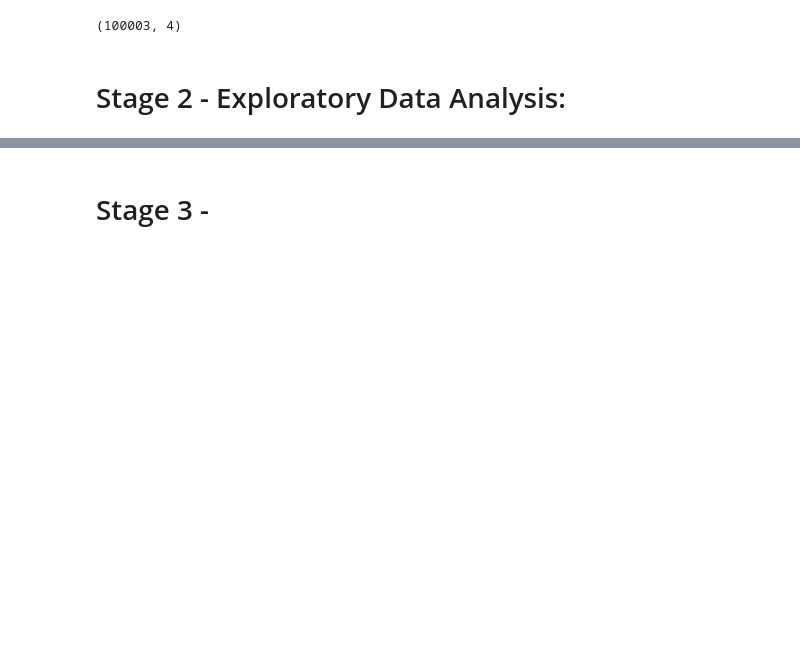
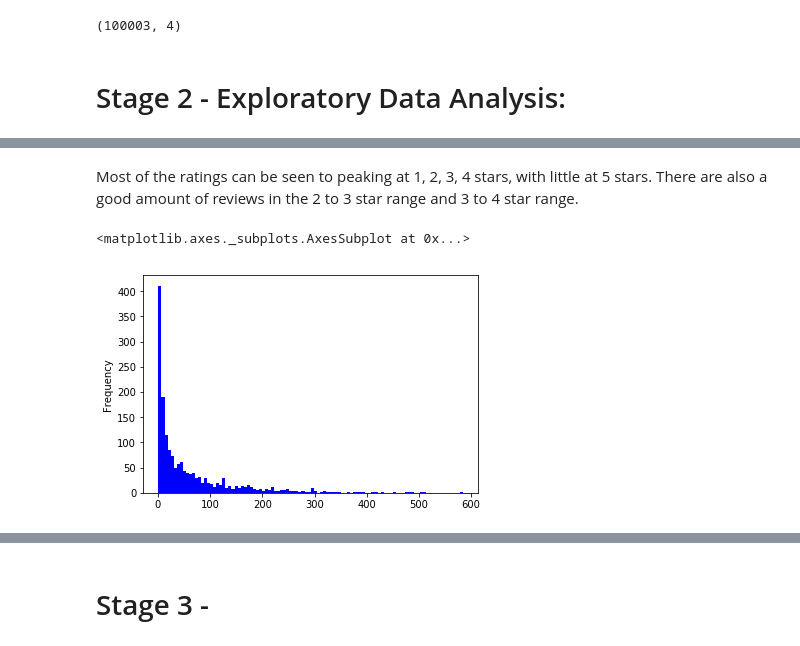
Before and after one commit to ylee9107/Project-7-RecommenderSystem_Movies, a Jupyter notebook: Project 8 - Recommender System for Movies.ipynb, the cells around one changed output, grey strips where cells are left out. Cells and saved outputs as stored; diff of their text form; code cells hidden in the pictures; blank space fills up the shorter version.

```diff
--- a/Project 8 - Recommender System for Movies.ipynb
+++ b/Project 8 - Recommender System for Movies.ipynb
@@ -121,0 +228,7 @@ data_movies.shape
+# %% [markdown]
+Most of the ratings can be seen to peaking at 1, 2, 3, 4 stars, with little at 5 stars. There are also a good amount of reviews in the 2 to 3 star range and 3 to 4 star range.
+# %%
+MeanCountRatings_df['count'].plot(bins = 100, kind = 'hist', color = 'b')
+# %% [output]
+<matplotlib.axes._subplots.AxesSubplot at 0x...>
+[figure, added]
```
Also changed, not shown: parts of 21 cells of this notebook.
